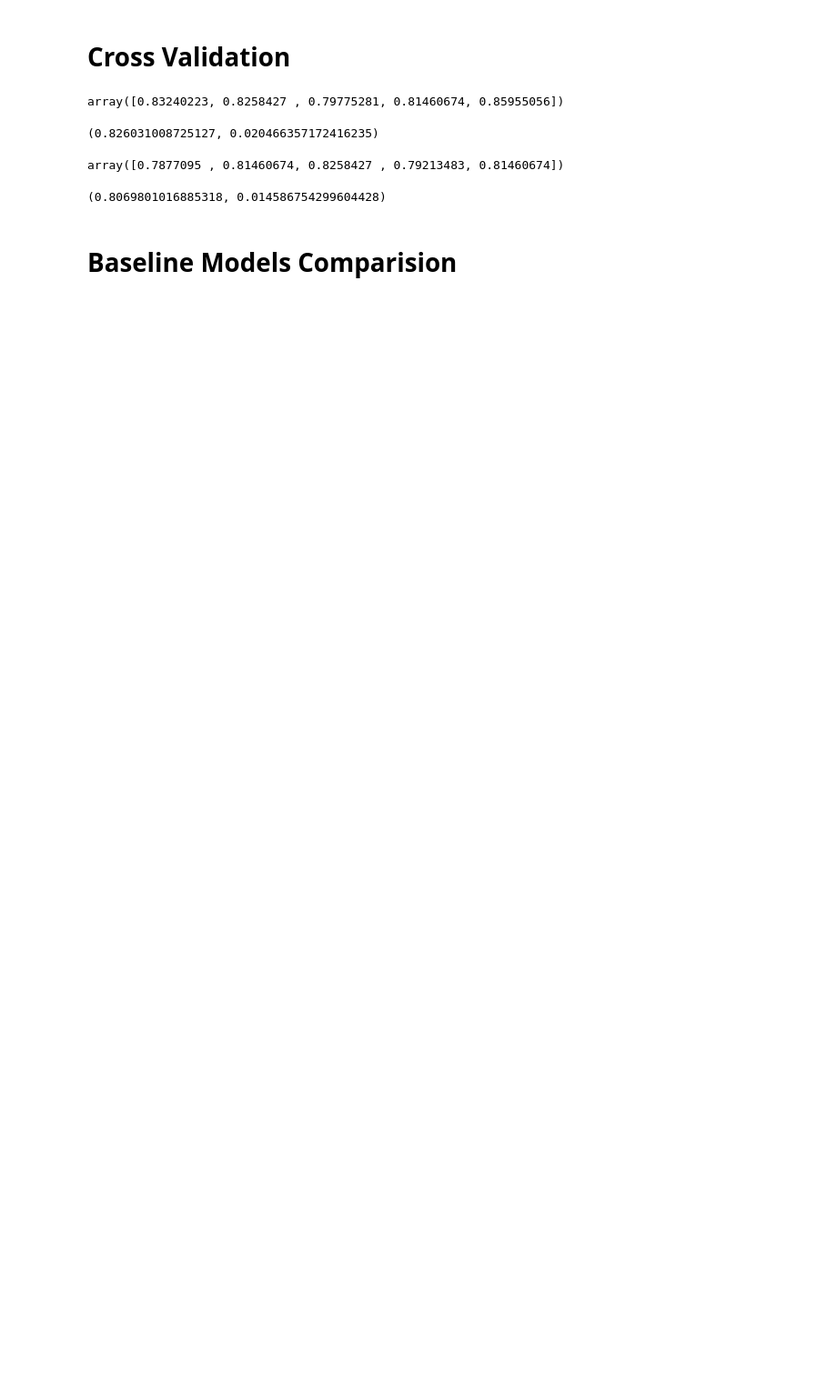
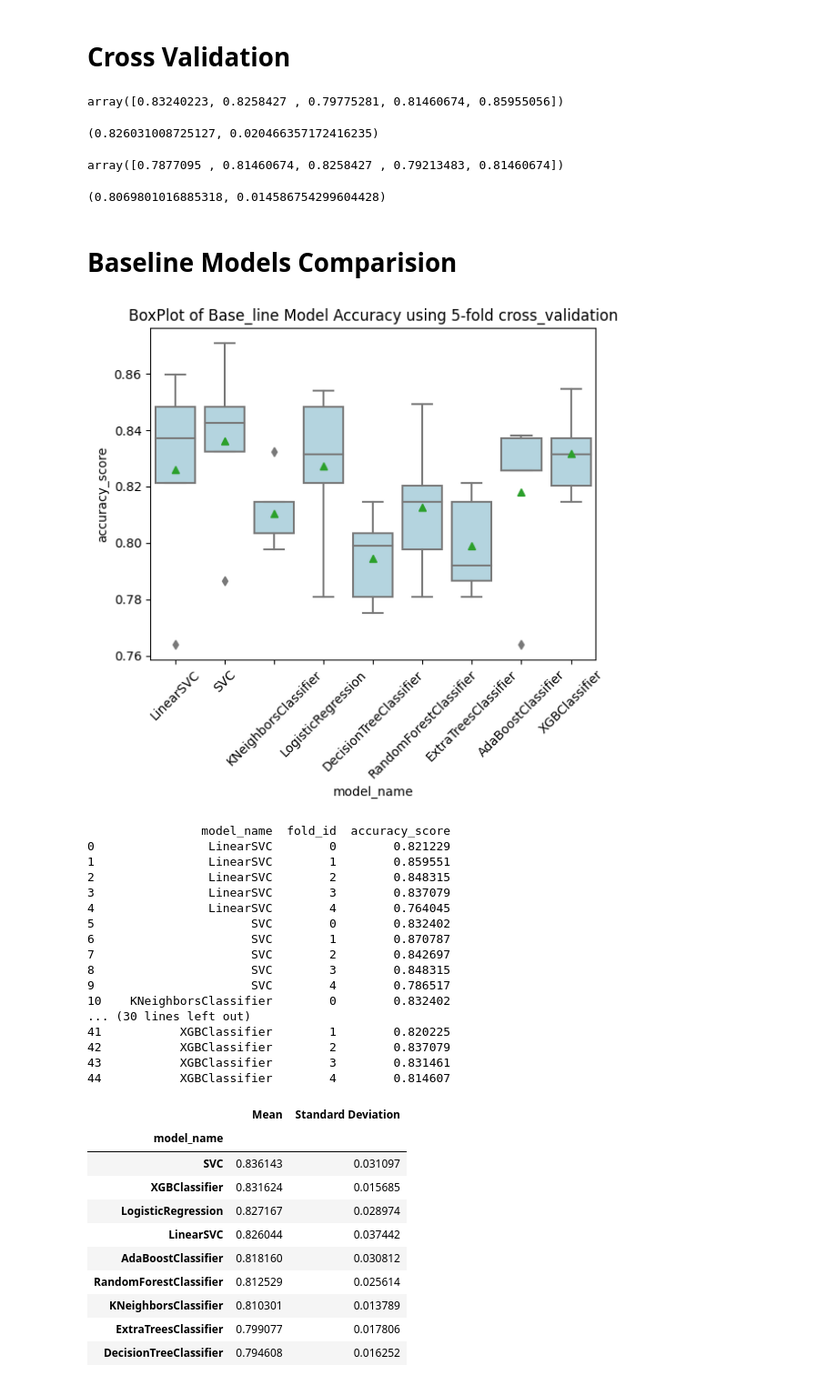
Before and after one commit to dangtrantrung/Kaggle-Titanic-ML-Project, a Jupyter notebook: Kaggle-Titanic.ipynb, the cells around one changed output. Shown at 91% size. Drawn from its saved outputs; the diff is of its cells as text; code cells hidden in the pictures; blank space fills up the shorter version.

Commit message:
Kaggle Notebook | Kaggle-Titanic-ML-Project | Summary Baseline Models Results

```diff
--- a/Kaggle-Titanic.ipynb
+++ b/Kaggle-Titanic.ipynb
@@ -807,7 +807,7 @@ from sklearn.ensemble import RandomForestClassifier, GradientBoostingClassifier,
 from xgboost import XGBClassifier
 seed=2023
 models=[
-    LinearSVC(random_state=seed),
+    LinearSVC(max_iter=12000000,random_state=seed),
     SVC(random_state=seed),
     KNeighborsClassifier(metric='minkowski',p=2),
     LogisticRegression(solver='liblinear',max_iter=1000),
@@ -818,8 +818,64 @@ models=[
     XGBClassifier(use_label_encoder=False,eval_metric='logloss',random_state=seed)
 
 ]
-# %%
-from sklearn.model_selection import StratifiedKFold
-def generate_baseline_results(models,X,y,metrics,cv=5,plot_result=False):
-    # define K-Fold:
-    kfold=StratifiedKFold()
+# %%
+from sklearn.model_selection import StratifiedKFold
+
+def generate_baseline_results(models,X,y,metrics,cv=5,plot_results=False):
+    # define K-Fold:
+    kfold=StratifiedKFold(cv,shuffle=True,random_state=seed)
+    entries=[] # log results
+    for model in models:
+        model_name=model.__class__.__name__
+        #print(model_name)
+        scores=cross_val_score(model,X,y,scoring=metrics,cv=kfold)
+        for fold_idx,score in enumerate(scores):
+            entries.append((model_name,fold_idx,score))
+    cv_df=pd.DataFrame(entries,columns=['model_name','fold_id','accuracy_score'])
+    if plot_results:
+        sns.boxplot(x='model_name',y='accuracy_score',data=cv_df,color='lightblue',showmeans=True)
+        plt.title('BoxPlot of Base_line Model Accuracy using 5-fold cross_validation')
+        plt.xticks(rotation=45)
+        plt.show()
+
+    # Summary Results:
+    mean=cv_df.groupby('model_name')['accuracy_score'].mean()
+    std=cv_df.groupby('model_name')['accuracy_score'].std()
+    baseline_results=pd.concat([mean,std],axis=1,ignore_index=True)
+    baseline_results.columns=['Mean','Standard Deviation']
+     # sort by accuracy
+    baseline_results.sort_values(by=['Mean'],ascending=False,inplace=True)
+    print(cv_df)
+    return baseline_results
+
+generate_baseline_results(models,X,y,metrics='accuracy',cv=5,plot_results=True)
+# %% [output]
+[figure, added]
+                model_name  fold_id  accuracy_score
+0                LinearSVC        0        0.821229
+1                LinearSVC        1        0.859551
+2                LinearSVC        2        0.848315
+3                LinearSVC        3        0.837079
+4                LinearSVC        4        0.764045
+5                      SVC        0        0.832402
+6                      SVC        1        0.870787
+7                      SVC        2        0.842697
+8                      SVC        3        0.848315
+9                      SVC        4        0.786517
+10    KNeighborsClassifier        0        0.832402
+... (30 lines left out)
+41           XGBClassifier        1        0.820225
+42           XGBClassifier        2        0.837079
+43           XGBClassifier        3        0.831461
+44           XGBClassifier        4        0.814607
+|  | Mean | Standard Deviation |
+| model_name |  |  |
+| SVC | 0.836143 | 0.031097 |
+| XGBClassifier | 0.831624 | 0.015685 |
+| LogisticRegression | 0.827167 | 0.028974 |
+| LinearSVC | 0.826044 | 0.037442 |
+| AdaBoostClassifier | 0.818160 | 0.030812 |
+| RandomForestClassifier | 0.812529 | 0.025614 |
+| KNeighborsClassifier | 0.810301 | 0.013789 |
+| ExtraTreesClassifier | 0.799077 | 0.017806 |
+| DecisionTreeClassifier | 0.794608 | 0.016252 |
```
Also changed, not shown: parts of 7 cells of this notebook.
